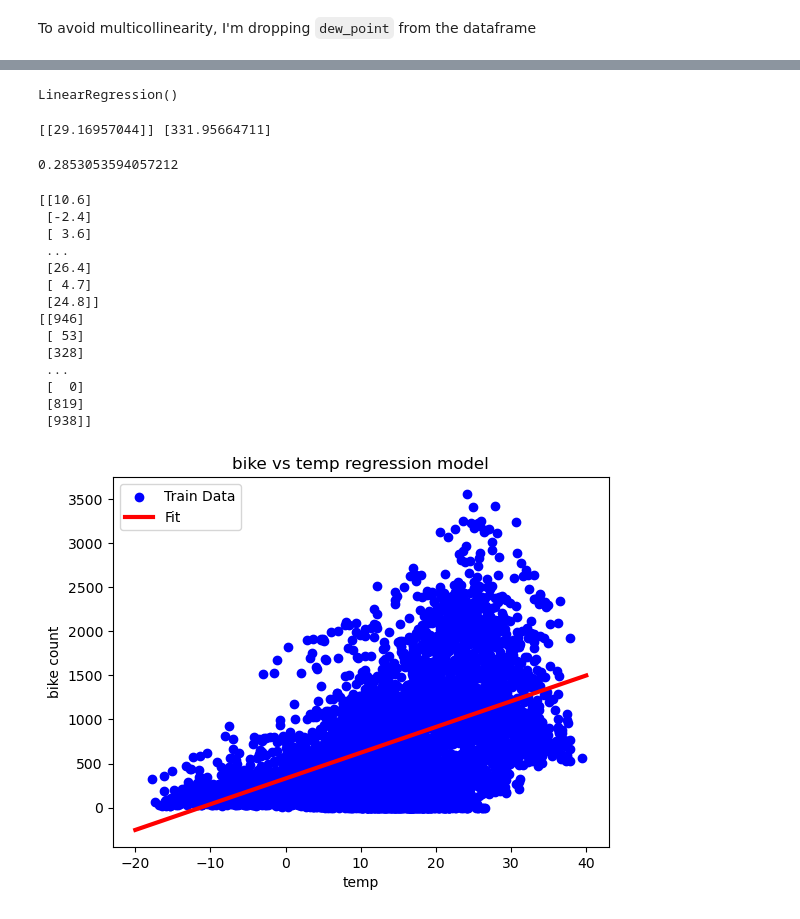
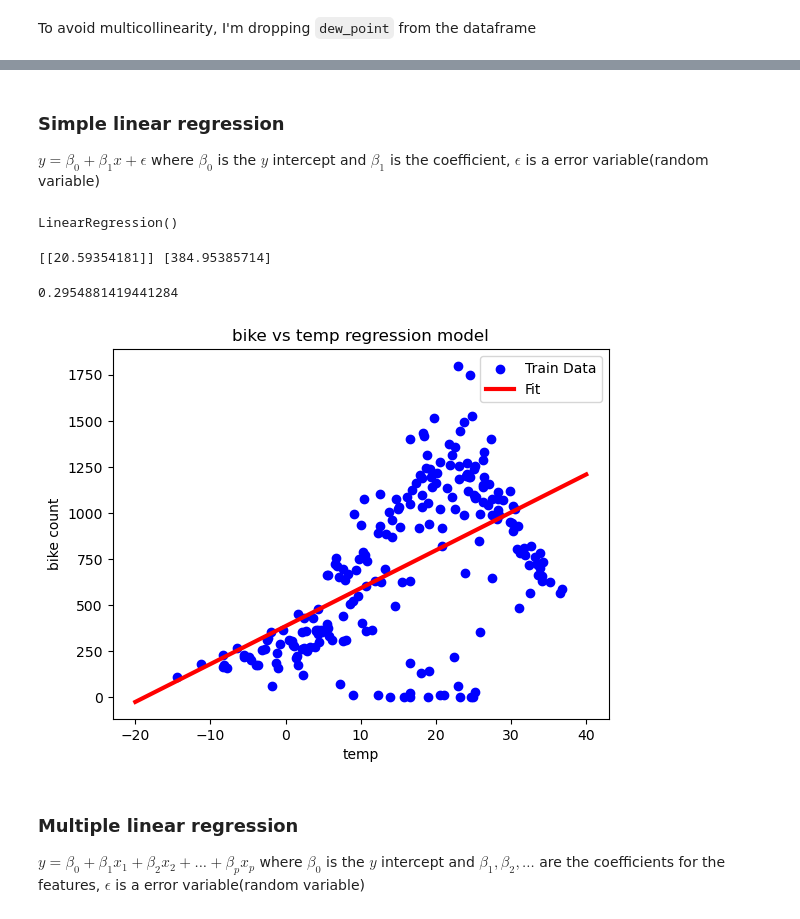
Before and after one commit to aswathr/ml_learn_fcc, a Jupyter notebook: 2_seoul_bike_demand.ipynb, the cells around one changed output, grey strips where cells are left out. Drawn from its saved outputs; the diff is of its cells as text; code cells hidden in the pictures.

```diff
--- a/2_seoul_bike_demand.ipynb
+++ b/2_seoul_bike_demand.ipynb
@@ -183,12 +184,12 @@ print(df20)
 
 [365 rows x 12 columns]
 # %%
-train, validation, test = np.split(df.sample(frac = 1), [int(0.6 * len(df)), int(0.8 * len(df))])
+train12, validation12, test12 = np.split(df12.sample(frac = 1), [int(0.6 * len(df12)), int(0.8 * len(df12))]) # train12, validation12, test12 are the splits for the bike data at hour == 12
 # %%
 def get_Xy(dataframe: pd.DataFrame, y_label, X_labels = None):
     dataframe = copy.deepcopy(dataframe)
-    if not X_labels:
-        X = dataframe[[c for c in cols if c != y_label]].to_numpy()
+    if X_labels is None:
+        X = dataframe[[c for c in dataframe.columns if c != y_label]].to_numpy()
     else:
         X = dataframe[X_labels].to_numpy().reshape(-1, len(X_labels))
     y = dataframe[y_label].to_numpy().reshape(-1, 1)
@@ -196,45 +197,36 @@ def get_Xy(dataframe: pd.DataFrame, y_label, X_labels = None):
 
 # print(get_Xy(train, y_label = "bike_count", X_labels = ["wind_speed", "rainfall"]))
 # %%
-_, X_train_temp, y_train_temp = get_Xy(dataframe = train, y_label = "bike_count", X_labels = ["temp"])
-_, X_validation_temp, y_validation_temp = get_Xy(dataframe = validation, y_label = "bike_count", X_labels = ["temp"])
-_, X_test_temp, y_test_temp = get_Xy(dataframe = test, y_label = "bike_count", X_labels = ["temp"])
+_, X_train_temp12, y_train_temp12 = get_Xy(dataframe = train12, y_label = "bike_count", X_labels = ["temp"])
+_, X_validation_temp12, y_validation_temp12 = get_Xy(dataframe = validation12, y_label = "bike_count", X_labels = ["temp"])
+_, X_test_temp12, y_test_temp12 = get_Xy(dataframe = test12, y_label = "bike_count", X_labels = ["temp"])
+# %% [markdown]
+### Simple linear regression
+
+$y = \beta_0 + \beta_1{x} + \epsilon$ where $\beta_0$ is the $y$ intercept and $\beta_1$ is the coefficient, $\epsilon$ is a error variable(random variable)
 # %%
-temp_regression_model = LinearRegression()
-temp_regression_model.fit(X = X_train_temp, y = y_train_temp)
+temp_regression_model12 = LinearRegression()
+temp_regression_model12.fit(X = X_train_temp12, y = y_train_temp12)
 # %% [output]
 LinearRegression()
-# %%
-print(temp_regression_model.coef_, temp_regression_model.intercept_)
-temp_regression_model.score(X = X_test_temp, y = y_test_temp)
-# %% [output]
-[[29.16957044]] [331.95664711]
-0.2853053594057212
+# %%
+print(temp_regression_model12.coef_, temp_regression_model12.intercept_)
+temp_regression_model12.score(X = X_test_temp12, y = y_test_temp12) # Score returns the R-squared value$
+# %% [output]
+[[20.59354181]] [384.95385714]
+0.2954881419441284
 # %%
-plt.scatter(x = X_train_temp, y = y_train_temp, label = "Train Data", color = "blue")
-X_to_be_predicted_temp_regression_model = tf.linspace(-20, 40, 100) # predicting from -20 degrees to 40 degrees
-print(X_train_temp)
-print(y_train_temp)
-# print(temp_regression_model.predict(X_to_be_predicted_temp_regression_model))
-plt.plot(X_to_be_predicted_temp_regression_model, temp_regression_model.predict(np.array(X_to_be_predicted_temp_regression_model).reshape(-1, 1)), label = "Fit", color = "red", linewidth = 3) # np.array() and reshape() is for changing the input shape of x to the required shape, i.e. (len(feature_vector), 1)
+plt.scatter(x = X_train_temp12, y = y_train_temp12, label = "Train Data", color = "blue")
+X_to_be_predicted_temp_regression_model12 = tf.linspace(-20, 40, 100) # predicting from -20 degrees to 40 degrees
+plt.plot(X_to_be_predicted_temp_regression_model12, temp_regression_model12.predict(np.array(X_to_be_predicted_temp_regression_model12).reshape(-1, 1)), label = "Fit", color = "red", linewidth = 3) # np.array() and reshape() is for changing the input shape of x to the required shape, i.e. (len(feature_vector), 1)
 plt.title("bike vs temp regression model")
 plt.ylabel("bike count")
 plt.xlabel("temp")
 plt.legend()
 plt.show()
 # %% [output]
-[[10.6]
- [-2.4]
- [ 3.6]
- ...
- [26.4]
- [ 4.7]
- [24.8]]
-[[946]
- [ 53]
- [328]
- ...
- [  0]
- [819]
- [938]]
-[figure, old version]
+[figure, new version]
+# %% [markdown]
+### Multiple linear regression
+
+$y = \beta_0 + \beta_1{x_1} + \beta_2{x_2} + ... + \beta_p{x_p}$ where $\beta_0$ is the $y$ intercept and $\beta_1, \beta_2, ...$ are the coefficients for the features, $\epsilon$ is a error variable(random variable)
```
Also changed, not shown: parts of 12 cells of this notebook.
